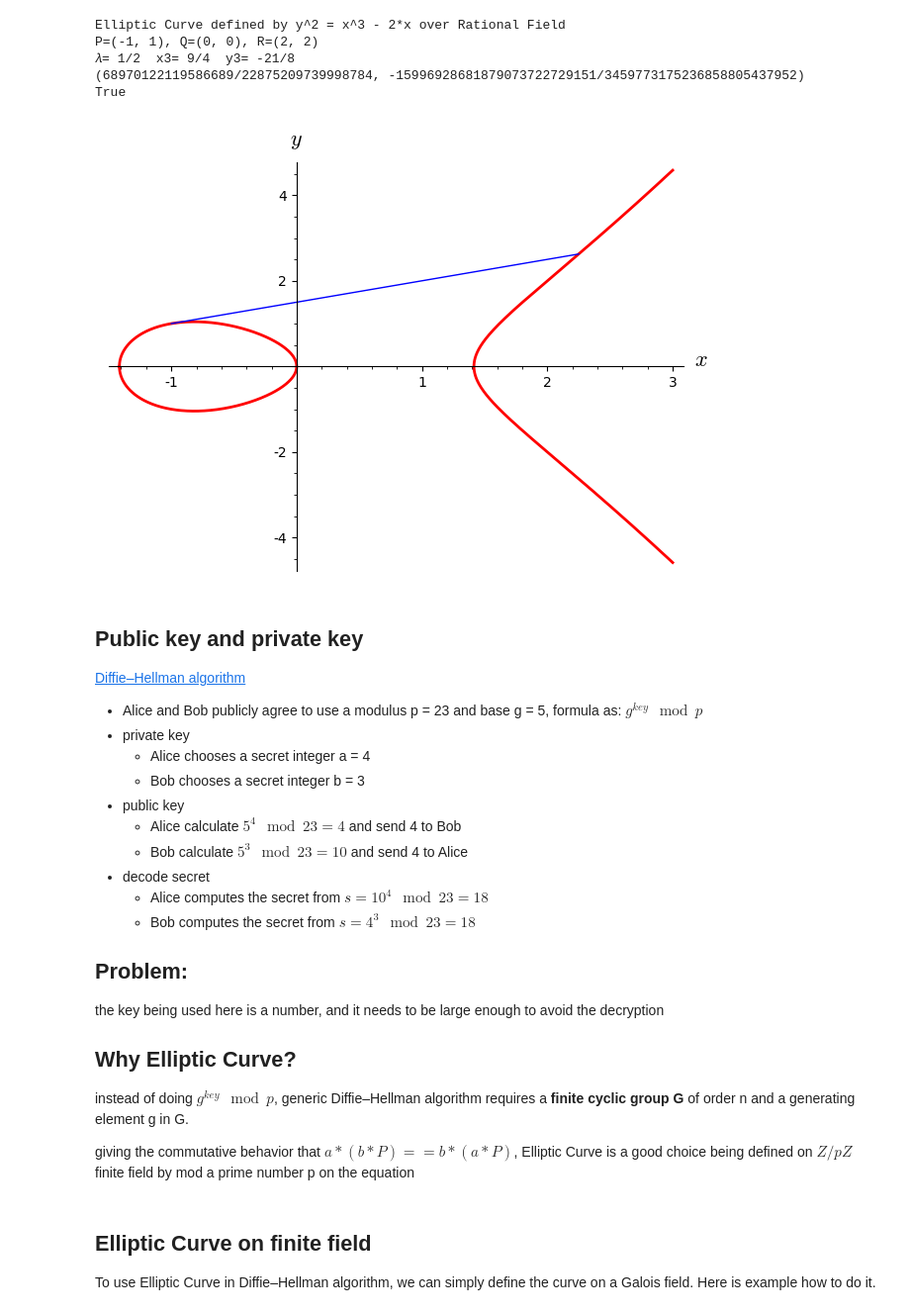
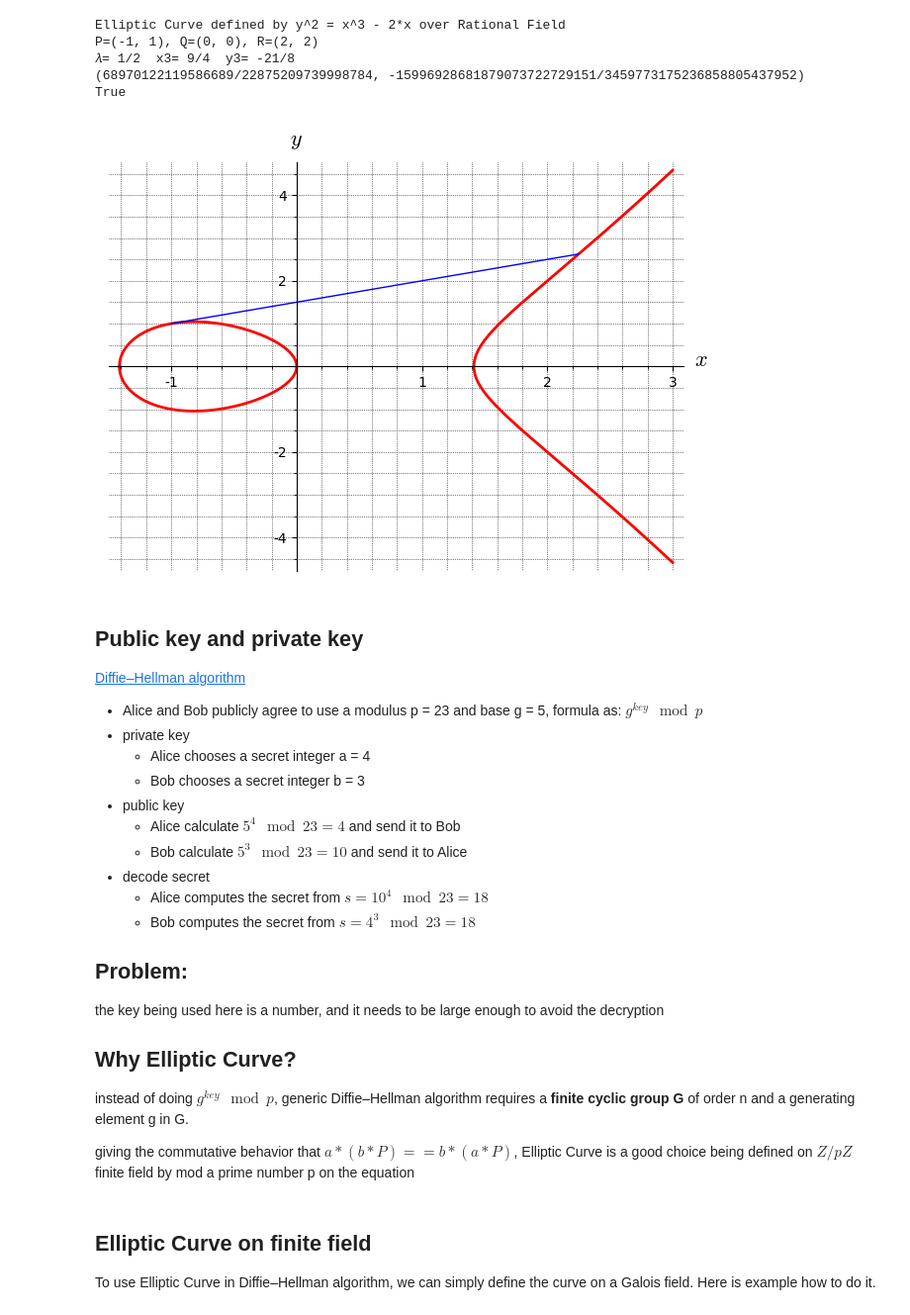
Before and after one commit to edwardlu71/ConceptByExample, a Jupyter notebook: E03_131_EllipticCurvesByExample.ipynb, the cells around one changed output. Shown at 99% size. Cells and saved outputs as stored; diff of their text form; code cells hidden in the pictures.

Commit message:
updated Elliptic Curve example

```diff
--- a/E03_131_EllipticCurvesByExample.ipynb
+++ b/E03_131_EllipticCurvesByExample.ipynb
@@ -116,11 +116,11 @@ P=(-1, 1), Q=(0, 0), R=(2, 2)
 True
 # %%
 # Tangent line of P(-1,1)
-EPlot = E20.plot(xmax=3, color='red', thickness=2, axes_labels=['$x$', '$y$'])
+EPlot = E20.plot(xmax=3, color='red', thickness=2, axes_labels=['$x$', '$y$'], gridlines='minor')
 TangPlot = line([(-1,1), (9/4,21/8)]).plot()
 EPlot + TangPlot
 # %% [output]
-[figure, old version]
+[figure, new version]
 # %% [markdown]
 ## Public key and private key
 
@@ -131,8 +131,8 @@ EPlot + TangPlot
   * Alice chooses a secret integer a = 4
   * Bob chooses a secret integer b = 3
 - public key
-  * Alice calculate $5^4 \mod 23 = 4$ and send 4 to Bob
-  * Bob calculate $5^3 \mod 23 = 10$ and send 4 to Alice
+  * Alice calculate $5^4 \mod 23 = 4$ and send it to Bob
+  * Bob calculate $5^3 \mod 23 = 10$ and send it to Alice
 - decode secret
   * Alice computes the secret from $ s = 10^4 \mod 23 = 18 $
   * Bob computes the secret from $ s = 4^3 \mod 23 = 18 $
```
Also changed, not shown: parts of 9 cells of this notebook.
